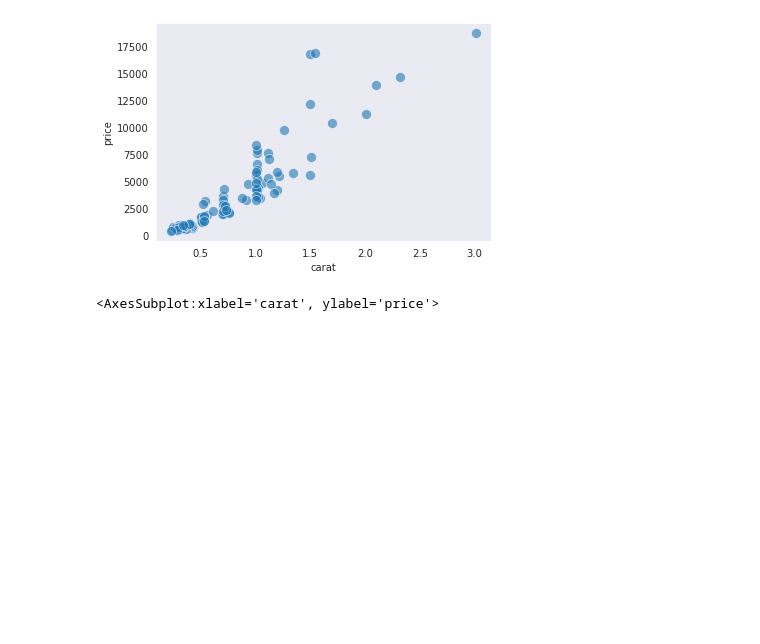
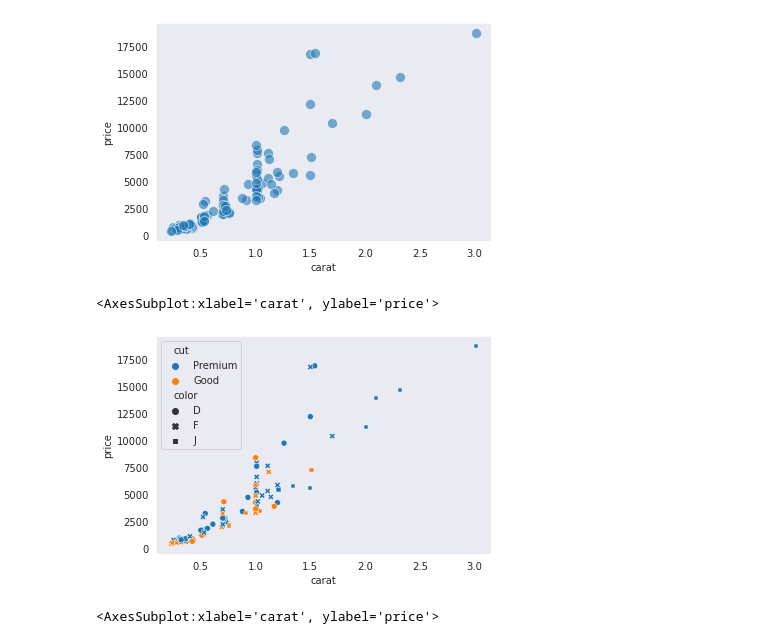
Before and after one commit to kquacken/module2_intro_to_pandas, a Jupyter notebook: Activity2.3/2_scatterplot.ipynb, the cells around one changed output. Drawn from its saved outputs; the diff is of its cells as text; code cells hidden in the pictures; blank space fills up the shorter version.

```diff
--- a/Activity2.3/2_scatterplot.ipynb
+++ b/Activity2.3/2_scatterplot.ipynb
@@ -106,6 +105,16 @@ sns.scatterplot(x='carat',y='price',
 # %% [output]
 <AxesSubplot:xlabel='carat', ylabel='price'>
 [figure]
+# %%
+sns.scatterplot(x='carat',y='price',
+                data=diamond,
+                hue='cut',
+                style = 'color',
+                hue_order=['Premium','Good'],
+                style_order=['D','F','J'])
+# %% [output]
+<AxesSubplot:xlabel='carat', ylabel='price'>
+[figure, added]
 # %%
 sns.scatterplot(x='carat',y='price',
                 data=diamond,
```
Also changed, not shown: parts of 7 cells of this notebook, 6 other files.
